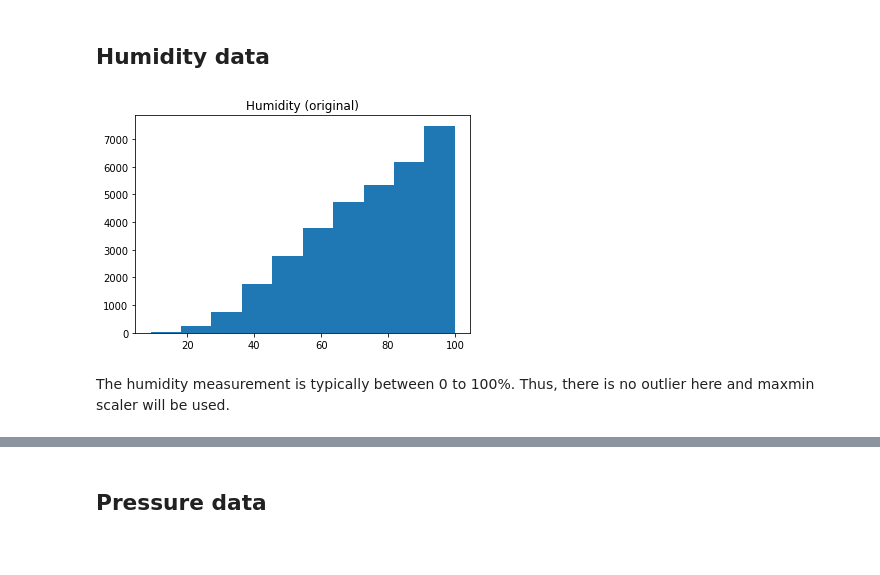
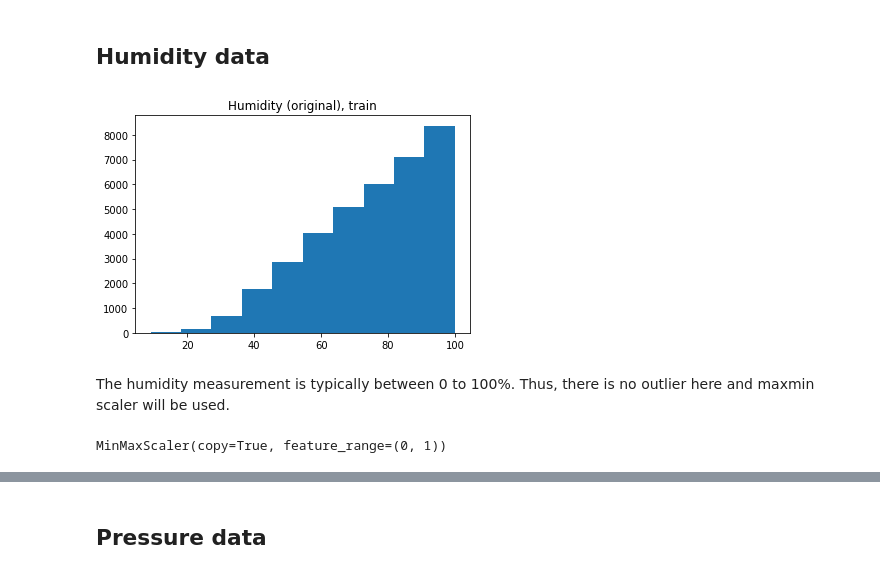
Before and after one commit to gt2199/Capstone-Two, a Jupyter notebook: notebooks/data_preprocessing.ipynb, the cells around one changed output, grey strips where cells are left out. Saved outputs shown, nothing was run; the diff lists cells and outputs as text; code cells hidden in the pictures.

```diff
--- a/notebooks/data_preprocessing.ipynb
+++ b/notebooks/data_preprocessing.ipynb
@@ -30,9 +43,3 @@ data = data.join(one_hot_month)
-# %%
-one_hot_day = pd.get_dummies(data.day,prefix='day')
-data = data.join(one_hot_day)
-# %%
-one_hot_hour = pd.get_dummies(data.hour,prefix='hour')
-data = data.join(one_hot_hour)
 # %% [markdown]
 For weather, there are several types that occur less frequently. Thus, any weather type less than 100 occurances out of 44081 days will be considered as "others".
 # %%
@@ -87,2 +92,5 @@ data_test = data_test.copy()
+# %%
+data_train = data.loc[:'2016']
+data_test = data.loc['2017']
 # %% [markdown]
 # Standardization
@@ -103,5 +102,0 @@ The distribution of energy is skewed normal, standard scaler will be used.
-# %%
-scaler = StandardScaler()
-scaler.fit(data_train[['energy']])
-data_trasformed = scaler.transform(data_train[['energy']])
-data_train['n_energy'] = data_trasformed
@@ -115,14 +104,14 @@ plt.show()
 ## Humidity data
 # %%
 plt.hist(data_train['humidity'])
-plt.title('Humidity (original)')
+plt.title('Humidity (original), train')
 plt.show()
 # %% [output]
-[figure, old version]
+[figure, new version]
 # %% [markdown]
 The humidity measurement is typically between 0 to 100%. Thus, there is no outlier here and maxmin scaler will be used.
 # %%
 scaler = MinMaxScaler()
 scaler.fit(data_train[['humidity']])
-data_trasformed = scaler.transform(data_train[['humidity']])
-data_train['n_humidity'] = data_trasformed
+# %% [output]
+MinMaxScaler(copy=True, feature_range=(0, 1))
```
Also changed, not shown: parts of 52 cells of this notebook, 3 other files.
